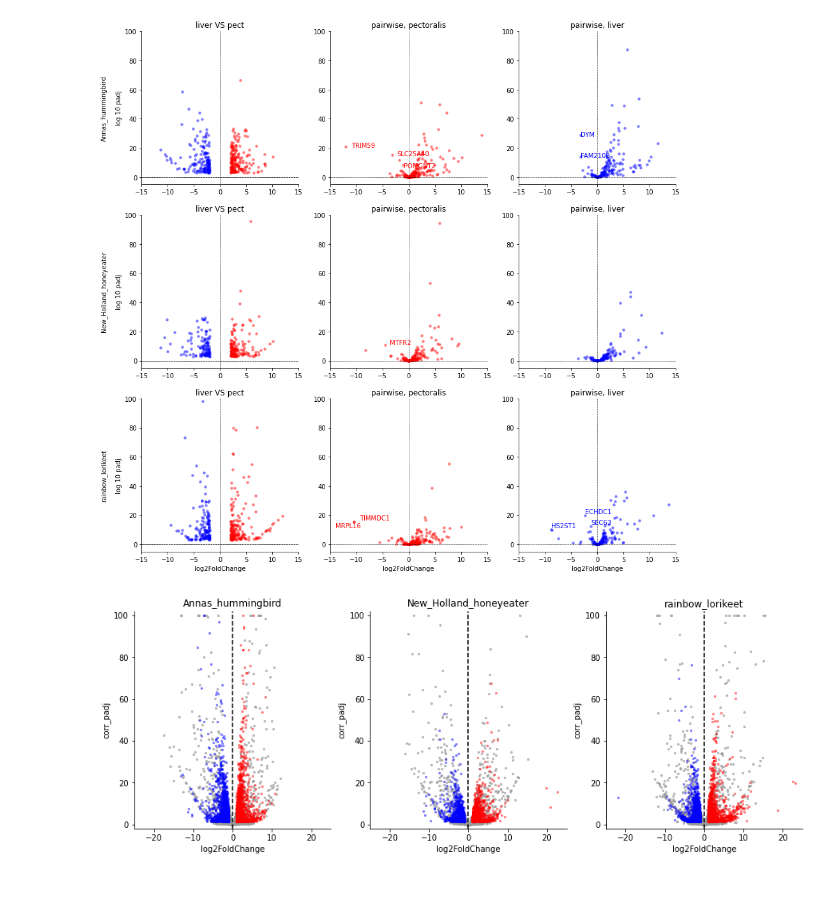
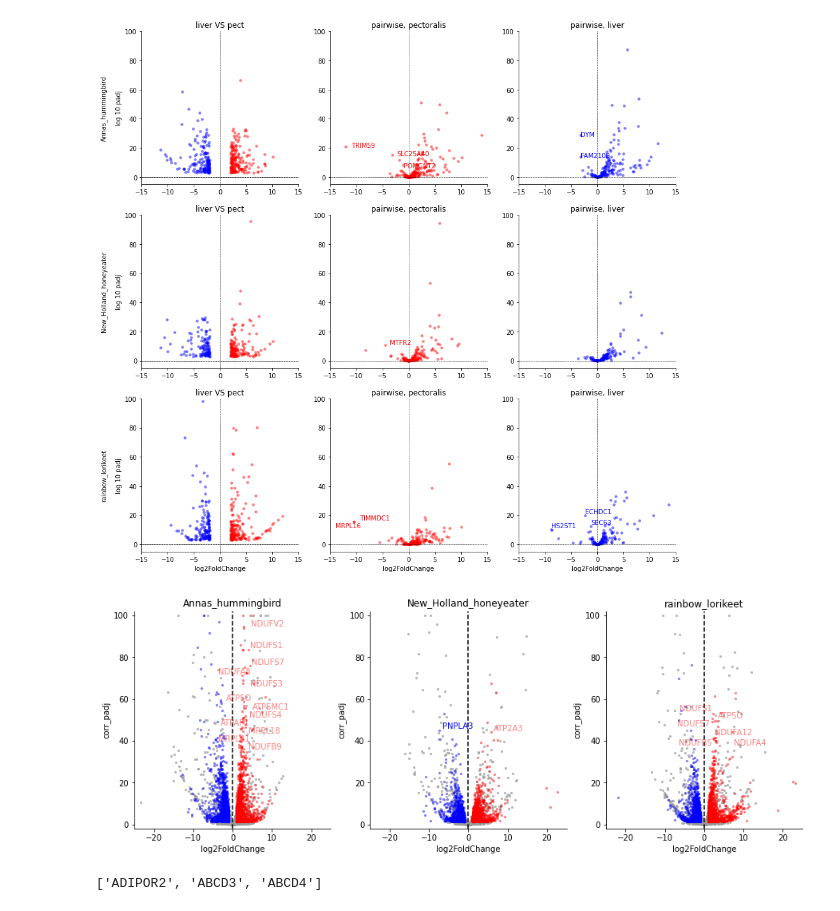
Before and after one commit to osipovarev/Transcriptome_for_NectarGenomics, a Jupyter notebook: DESeq2_analysis_nectar.ipynb, the cells around one changed output. Saved outputs shown, nothing was run; the diff lists cells and outputs as text; code cells hidden in the pictures.

```diff
--- a/DESeq2_analysis_nectar.ipynb
+++ b/DESeq2_analysis_nectar.ipynb
@@ -934,32 +934,46 @@ for i in range(N_sp):
                                   & (np.abs(df_multi_ref['log2FoldChange']) >= logFC_ref)]['gene']
     up_df_f   = df_multi[  (df_multi['padj'] < p_target)
                          & (df_multi['log2FoldChange'] >  logFC_target)
                          & (~df_multi['gene'].isin(sign_ref_genes))]
     down_df_f = df_multi[  (df_multi['padj'] < p_target)
                          & (df_multi['log2FoldChange'] < -logFC_target)
                          & (~df_multi['gene'].isin(sign_ref_genes))]
 
     df_insign = df_multi[  (~df_multi['gene'].isin(up_df_f['gene']))
                          & (~df_multi['gene'].isin(down_df_f['gene']))]
     up_down_D = {'up': up_df_f, 'down': down_df_f}
 
     ## Write selected to a file (top X%, corrected with FC and p-val cutoffs)
 #     for d in ['up', 'down']:
 #         out_file   =   '{}/{}.{}.multi_deseq2_res.top_{}.lst'.format(dir_path, d, sp, top)
 #         with open(out_file, 'w') as ouf:
 #             ouf.write('\n'.join(up_down_D[d]['gene']))
 
-    sns.scatterplot(ax=axi, data=df_insign.sample(3000), y='corr_padj', x='log2FoldChange', color='#999999', linewidth=0, s=10, alpha=0.7)
+    sns.scatterplot(ax=axi, data=df_insign.sample(2000), y='corr_padj', x='log2FoldChange', color='#999999', linewidth=0, s=10, alpha=0.7)
     sns.scatterplot(ax=axi, data=up_df_f, y='corr_padj', x='log2FoldChange', color='red', linewidth=0, s=10, alpha=0.5)
     sns.scatterplot(ax=axi, data=down_df_f, y='corr_padj', x='log2FoldChange', color='blue', linewidth=0, s=10, alpha=0.5)
     axi.axvline(0, color='k', ls='--')
     axi.set_ylim(-2, 102)
     axi.set_xlim(-25, 25)
     axi.set_title(sp)
 
+
+    labels = []
+    genes_essent_up = [g for g in up_df_f['gene'] if (g.startswith('NDUF') or g.startswith('MRPL') or g.startswith('ATP'))]
+    genes_essent_down = [g for g in down_df_f['gene'] if (g.startswith('ABCD') or g.startswith('PNPL') or g.startswith('ADIPOR'))]
+    # label cool candidates in down-reg genes
+    for x, y, g in zip(down_df_f['log2FoldChange'], down_df_f['log10padj'], down_df_f['gene']):
+        if (g in genes_essent_down) and (y > 40):
+            labels.append(axi.text(x=x, y=y, s=g, color='blue'))
+    # label cool candidates in up-reg genes
+    for x, y, g in zip(up_df_f['log2FoldChange'], up_df_f['log10padj'], up_df_f['gene']):
+        if (g in genes_essent_up) and (y > 40):
+            labels.append(axi.text(x=x, y=y, s=g, color='red', alpha=0.5))
+    adjust_text(labels)
+
 sns.despine(left=False, bottom=False, right=True, top=True)
 
 pdf_name = '{}/volcanos.multi_deseq2_res.pdf'.format(dir_path)
 # fig.savefig(pdf_name, format='pdf', bbox_inches='tight')
 # %% [output]
-[figure, old version]
+[figure, new version]
@@ -967,0 +980,4 @@ pdf_name = '{}/volcanos.multi_deseq2_res.pdf'.format(dir_path)
+# %%
+genes_essent_down
+# %% [output]
+['ADIPOR2', 'ABCD3', 'ABCD4']
```
Also changed, not shown: parts of 1 cell of this notebook.
